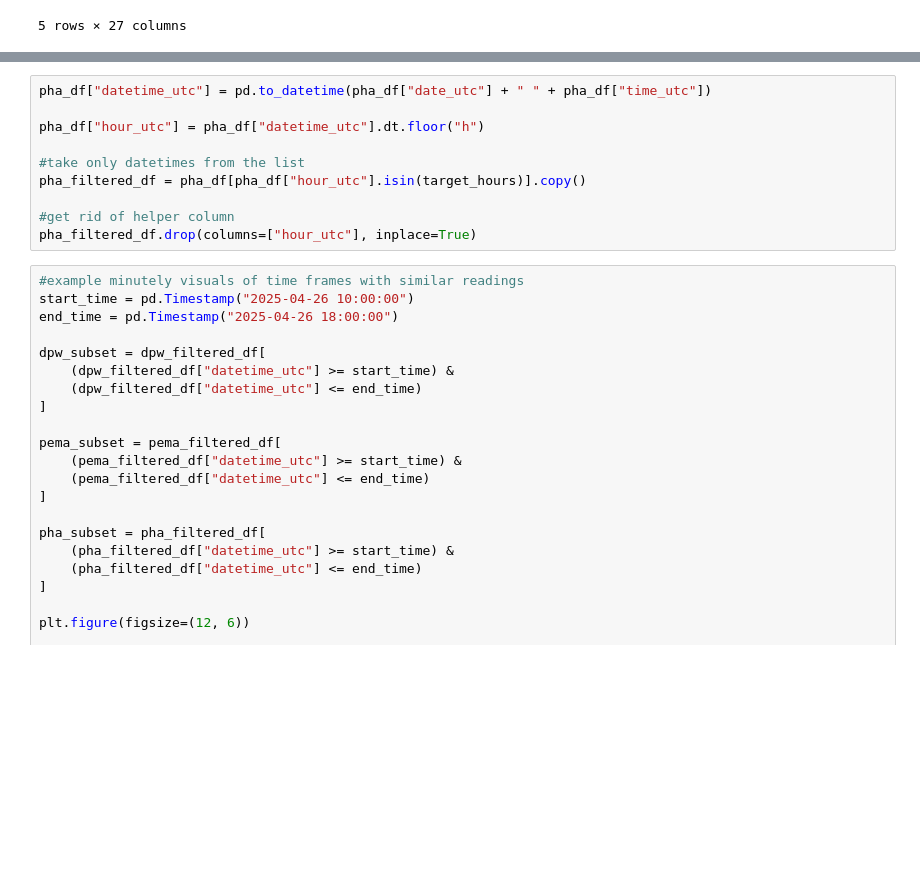
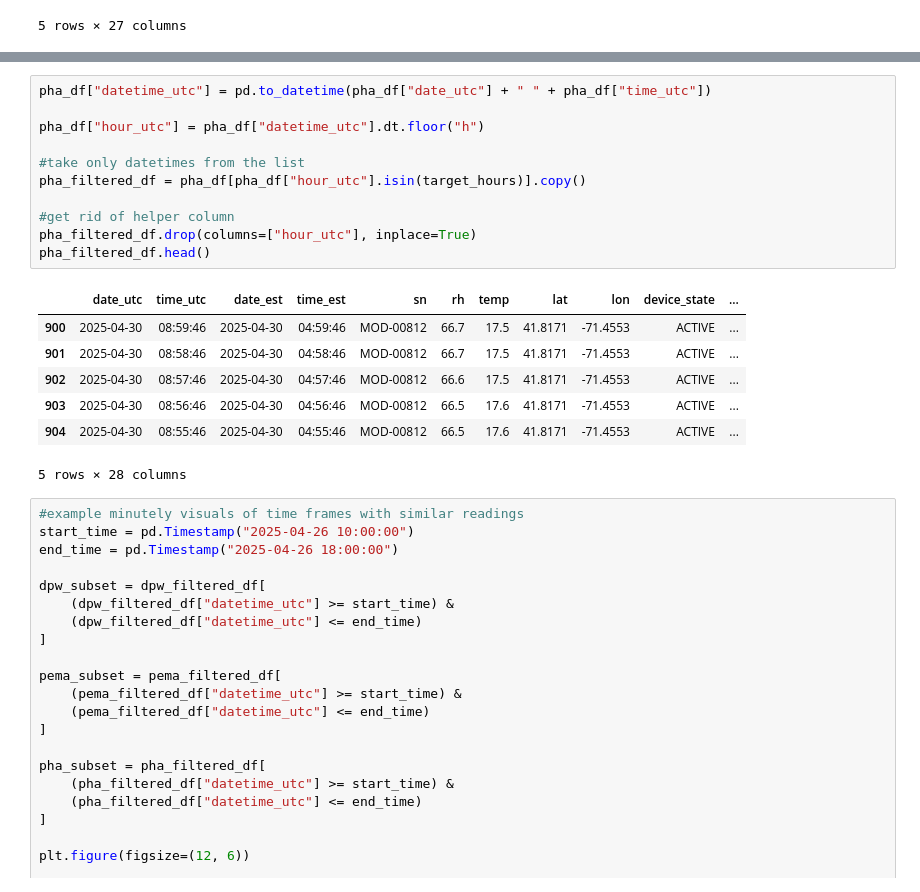
Before and after one commit to jacklardner/calibrationEDA, a Jupyter notebook: qaqlowRSDEDA.ipynb, the cells around one changed output, grey strips where cells are left out. Cells and saved outputs as stored; diff of their text form; blank space fills up the shorter version.

```diff
--- a/qaqlowRSDEDA.ipynb
+++ b/qaqlowRSDEDA.ipynb
@@ -112,13 +130,22 @@ pema_filtered_df.drop(columns=["hour_utc"], inplace=True)
 # %%
 pha_df["datetime_utc"] = pd.to_datetime(pha_df["date_utc"] + " " + pha_df["time_utc"])
 
 pha_df["hour_utc"] = pha_df["datetime_utc"].dt.floor("h")
 
 #take only datetimes from the list
 pha_filtered_df = pha_df[pha_df["hour_utc"].isin(target_hours)].copy()
 
 #get rid of helper column
 pha_filtered_df.drop(columns=["hour_utc"], inplace=True)
+pha_filtered_df.head()
+# %% [output]
+|  | date_utc | time_utc | date_est | time_est | sn | rh | temp | lat | lon | device_state | ... |
+| 900 | 2025-04-30 | 08:59:46 | 2025-04-30 | 04:59:46 | MOD-00812 | 66.7 | 17.5 | 41.8171 | -71.4553 | ACTIVE | ... |
+| 901 | 2025-04-30 | 08:58:46 | 2025-04-30 | 04:58:46 | MOD-00812 | 66.7 | 17.5 | 41.8171 | -71.4553 | ACTIVE | ... |
+| 902 | 2025-04-30 | 08:57:46 | 2025-04-30 | 04:57:46 | MOD-00812 | 66.6 | 17.5 | 41.8171 | -71.4553 | ACTIVE | ... |
+| 903 | 2025-04-30 | 08:56:46 | 2025-04-30 | 04:56:46 | MOD-00812 | 66.5 | 17.6 | 41.8171 | -71.4553 | ACTIVE | ... |
+| 904 | 2025-04-30 | 08:55:46 | 2025-04-30 | 04:55:46 | MOD-00812 | 66.5 | 17.6 | 41.8171 | -71.4553 | ACTIVE | ... |
+5 rows × 28 columns
 # %%
 #example minutely visuals of time frames with similar readings
 start_time = pd.Timestamp("2025-04-26 10:00:00")
```
Also changed, not shown: parts of 3 cells of this notebook, 2 other files.
